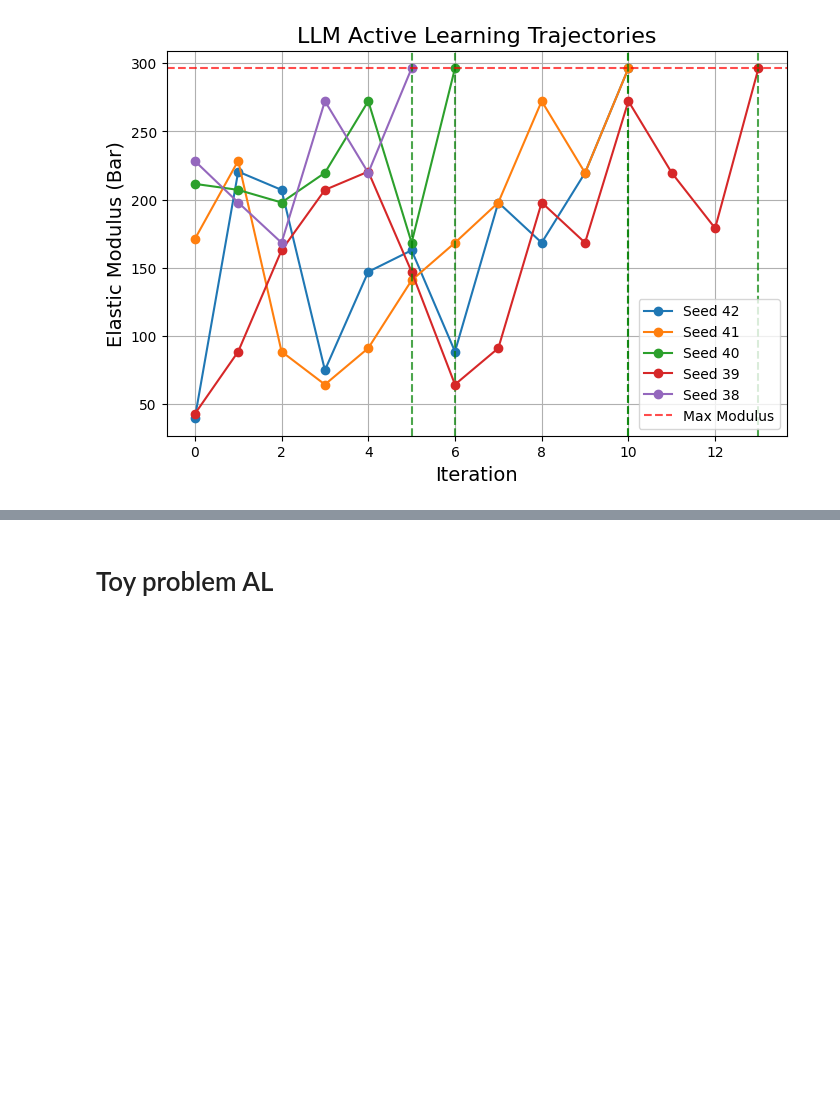
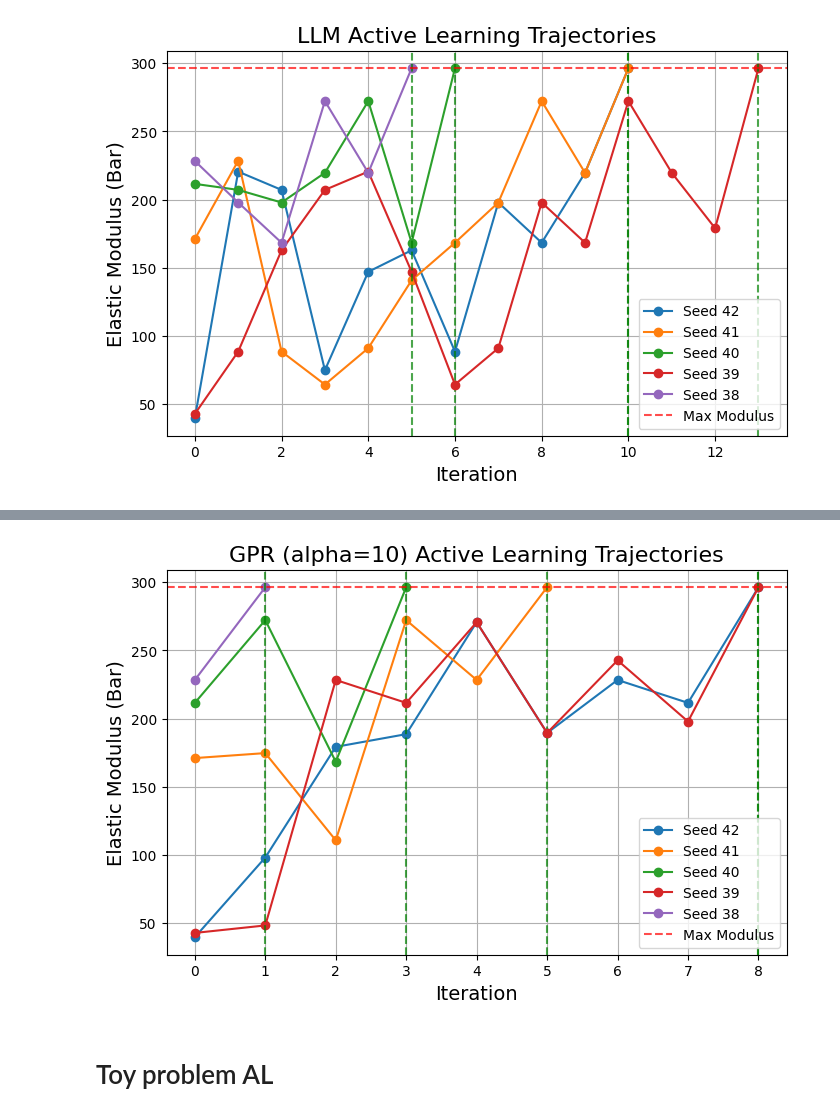
Before and after one commit to Toniaac/hte-data-processing, a Jupyter notebook: Active Learning.ipynb, the cells around one changed output, grey strips where cells are left out. Cells and saved outputs as stored; diff of their text form; code cells hidden in the pictures; blank space fills up the shorter version.

```diff
--- a/Active Learning.ipynb
+++ b/Active Learning.ipynb
@@ -1505,3 +1364,13 @@ plot_multiple_trajectories([gpr01_randomseed42, gpr01_randomseed41, gpr01_random
+# %%
+gpr10_randomseed42 = pd.read_csv("gpr_experiment_trajectory_alpha10_seed42.csv")
+gpr10_randomseed41 = pd.read_csv("gpr_experiment_trajectory_alpha10_seed41.csv")
+gpr10_randomseed40 = pd.read_csv("gpr_experiment_trajectory_alpha10_seed40.csv")
+gpr10_randomseed39 = pd.read_csv("gpr_experiment_trajectory_alpha10_seed39.csv")
+gpr10_randomseed38 = pd.read_csv("gpr_experiment_trajectory_alpha10_seed38.csv")
+
+plot_multiple_trajectories([gpr10_randomseed42, gpr10_randomseed41, gpr10_randomseed40, gpr10_randomseed39, gpr10_randomseed38], labels=["Seed 42", "Seed 41", "Seed 40", "Seed 39", "Seed 38"], title="GPR (alpha=10)")
+# %% [output]
+[figure, added]
 # %% [markdown]
 # Toy problem AL
 # %%
```
Also changed, not shown: parts of 6 cells of this notebook, 25 other files.
